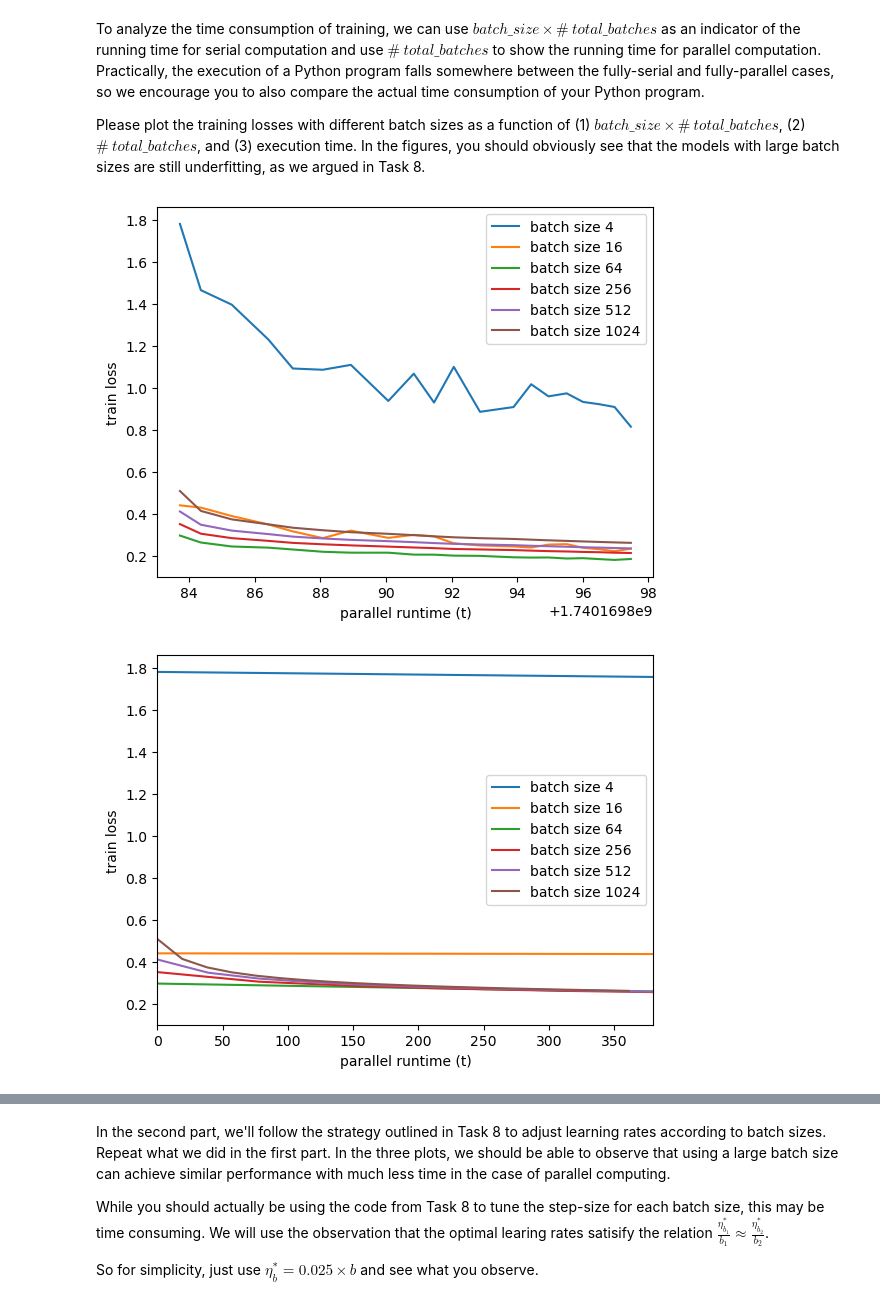
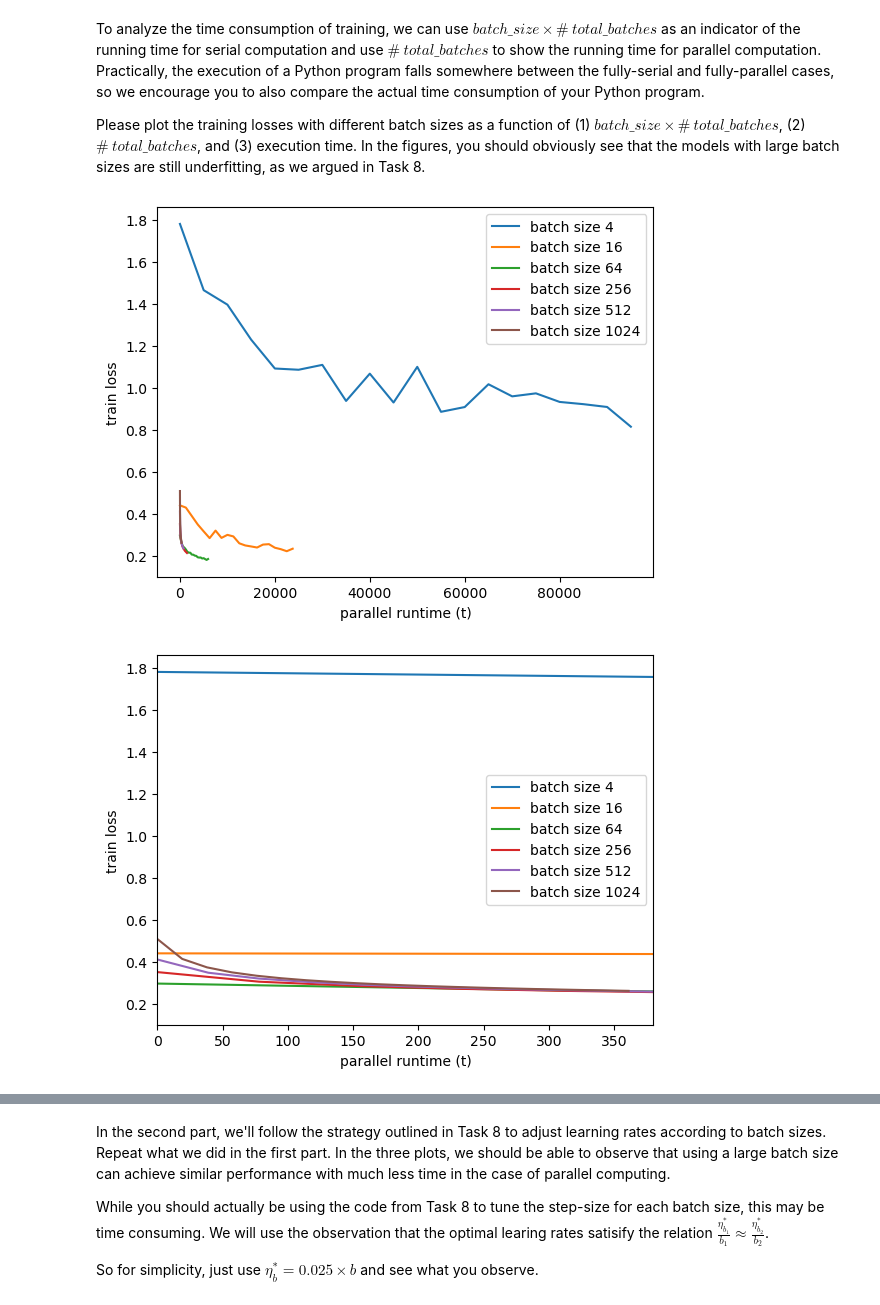
Before and after one commit to andrewlys/ttic31020, a Jupyter notebook: hw7/hw7 experimental/hw7v2.ipynb, the cells around one changed output, grey strips where cells are left out. Cells and saved outputs as stored; diff of their text form; code cells hidden in the pictures.

```diff
--- a/hw7/hw7 experimental/hw7v2.ipynb
+++ b/hw7/hw7 experimental/hw7v2.ipynb
@@ -1256,13 +1256,7 @@ Please plot the training losses with different batch sizes as a function of (1)
 plt.figure()
 for batch_size, train_obj in zip(batch_sizes, train_objs):
     #### TASK 9 CODE
-    times = [
-        logger.log
-        for clf in clfs
-        for logger in clf.sgd_loggers
-        if logger.name == 'time'
-    ]
-    plt.plot(times[0], train_obj, label=f'batch size {batch_size}')
+    plt.plot((len(X) // batch_size) * np.arange(sgd_kwargs['n_epochs']), train_obj, label=f'batch size {batch_size}')
     #### TASK 9 CODE
 plt.ylabel('train loss')
 plt.xlabel('parallel runtime (t)')
@@ -1277,33 +1271,33 @@ for batch_size, train_obj in zip(batch_sizes, train_objs):
     #### TASK 9 CODE
     plt.plot((len(X) // batch_size) * np.arange(sgd_kwargs['n_epochs']), train_obj, label=f'batch size {batch_size}')
     plt.xlim(0, max_x_stop)
     #### TASK 9 CODE
 plt.ylabel('train loss')
 plt.xlabel('parallel runtime (t)')
 plt.legend()
 plt.show()
 
 plt.figure()
 for batch_size, train_obj in zip(batch_sizes, train_objs):
     #### TASK 9 CODE
-    plt.plot(train_obj, label=f'batch size {batch_size}')
+    plt.plot(np.arange(sgd_kwargs['n_epochs']) * len(X), train_obj, label=f'batch size {batch_size}')
     #### TASK 9 CODE
 plt.ylabel('train loss')
 plt.xlabel('serial runtime  (t * b)')
 plt.legend()
 plt.show()
 
 times = [logger.log
          for clf in clfs
          for logger in clf.sgd_loggers
          if logger.name == 'time']
 plt.figure()
 for batch_size, train_obj, time in zip(batch_sizes, train_objs, times):
     plt.plot(np.array(time)-time[0], train_obj, label=f'batch size {batch_size}')
 plt.ylabel('train loss')
 plt.xlabel('python runtime')
 plt.legend()
 plt.show()
 # %% [output]
-[figure, old version]
+[figure, new version]
 [figure]
```
Also changed, not shown: parts of 7 cells of this notebook.
